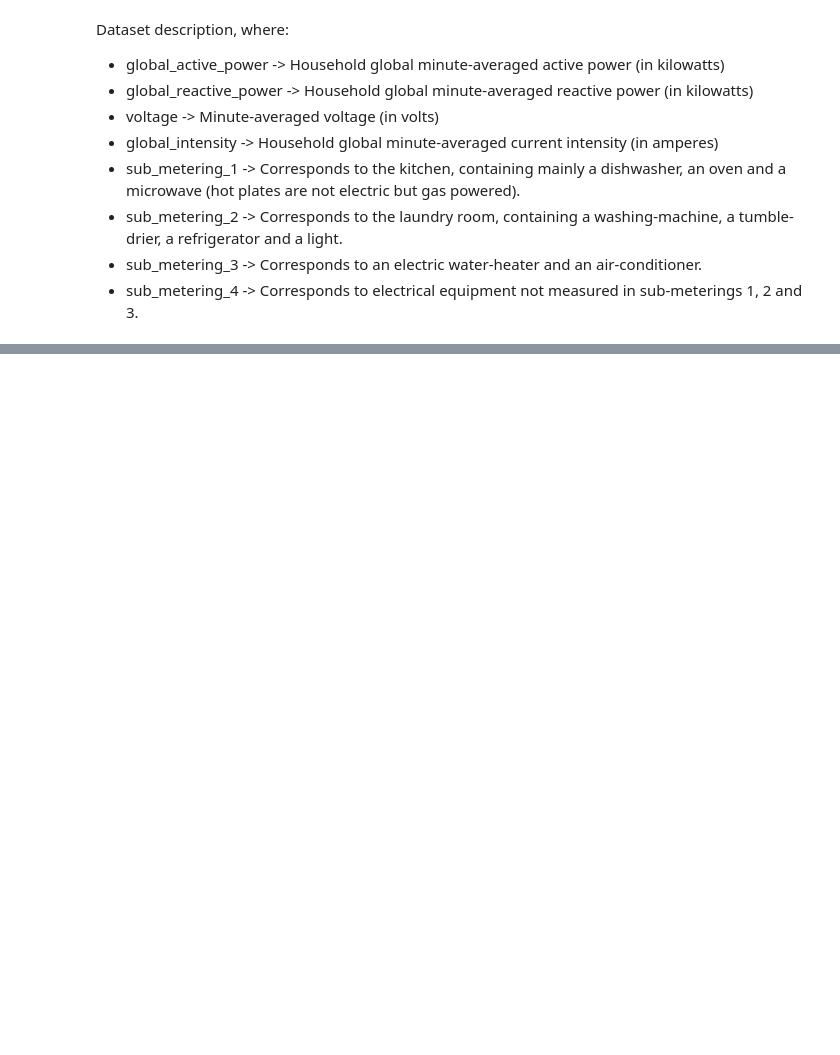
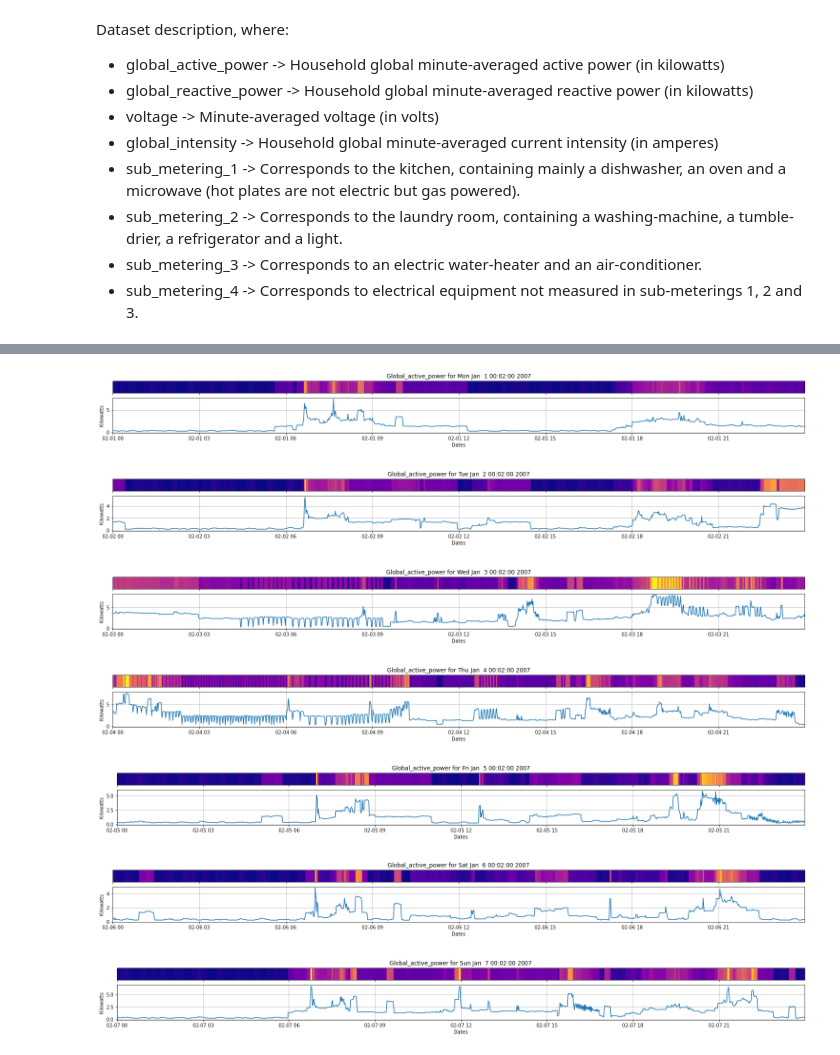
Before and after one commit to PacoV3/ml-ops, a Jupyter notebook: local-dev/power-analysis.ipynb, the cells around one changed output, grey strips where cells are left out. Saved outputs shown, nothing was run; the diff lists cells and outputs as text; code cells hidden in the pictures; blank space fills up the shorter version.

```diff
--- a/local-dev/power-analysis.ipynb
+++ b/local-dev/power-analysis.ipynb
@@ -88,0 +120,16 @@ plot_time_with_heatmap(x, y, 'Dates', 'Kilowatts', size=(18,3))
+# %%
+year_n_month = '2007-02'
+for day in range(1, 8):
+    date_v = f'{year_n_month}-{day}'
+    datetime_v = datetime.strptime(date_v, '%Y-%M-%d')
+    x = df.loc[date_v].index
+    y = df.loc[date_v]['Global_active_power']
+    plot_time_with_heatmap(x, y, 'Dates', 'Kilowatts', title=f'Global_active_power for {datetime_v.strftime("%c")}', size=(26,2))
+# %% [output]
+[figure, added]
+[figure, added]
+[figure, added]
+[figure, added]
+[figure, added]
+[figure, added]
+[figure, added]
```
Also changed, not shown: parts of 15 cells of this notebook.
